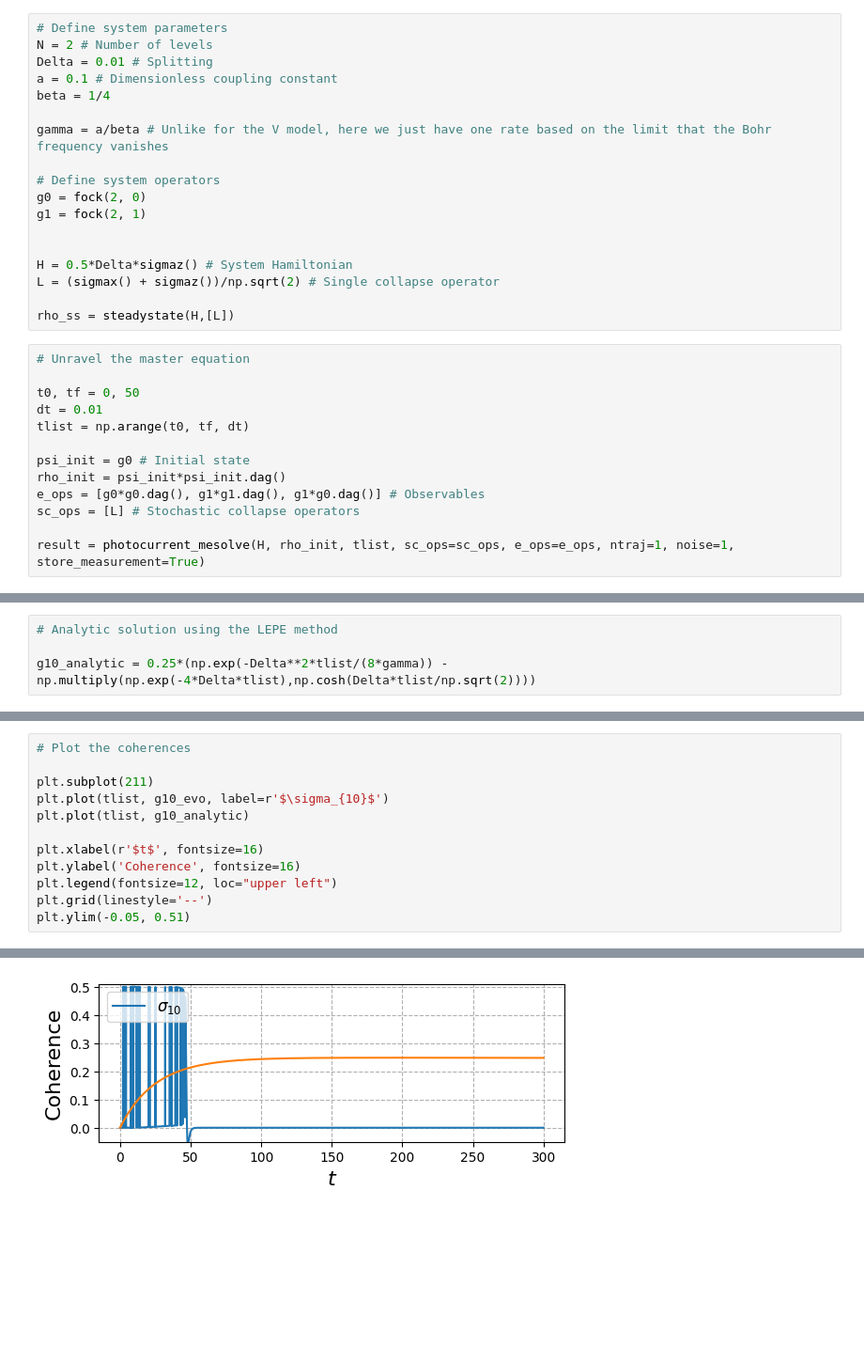
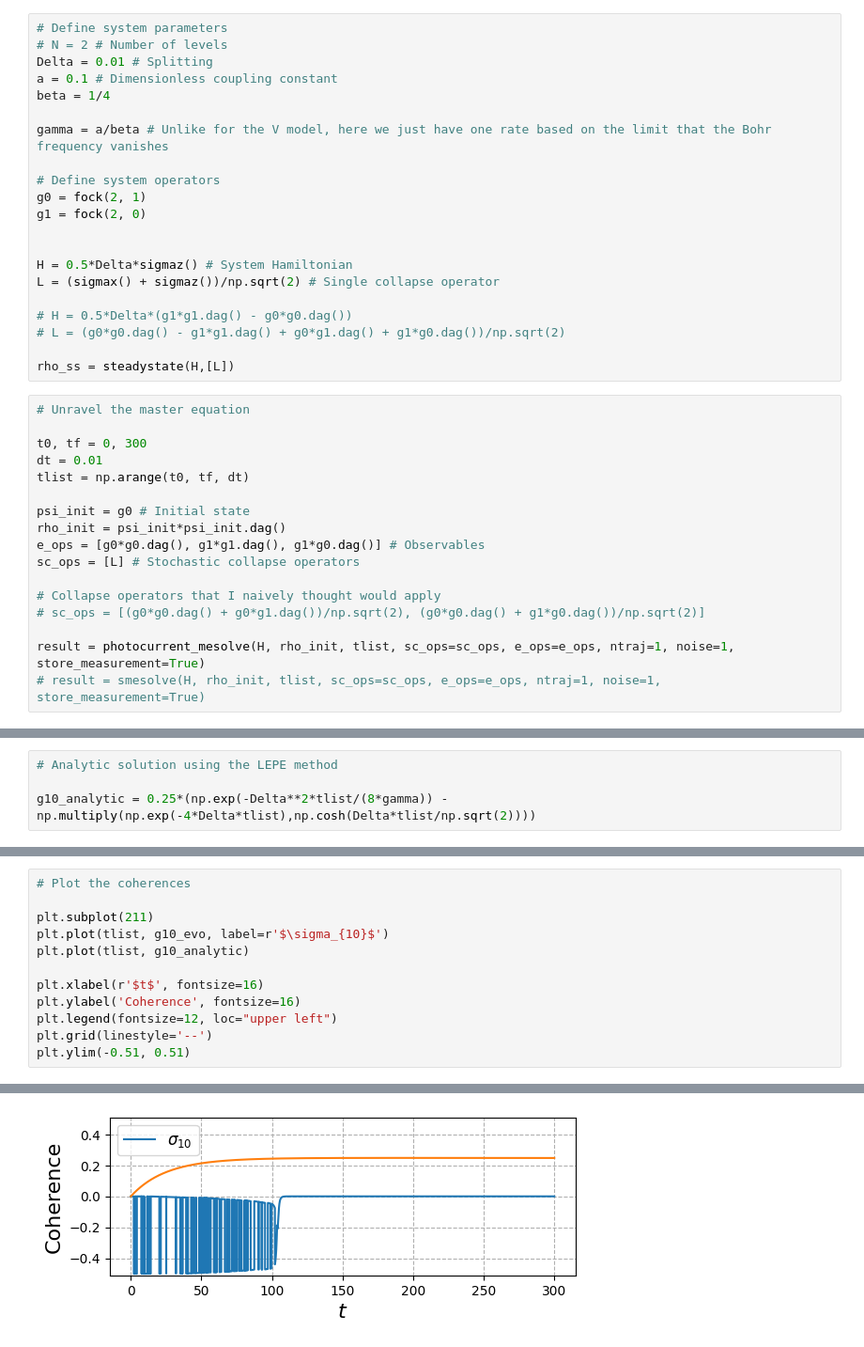
Before and after one commit to mikeal888/The_V_model, a Jupyter notebook: two_ls.ipynb, the cells around one changed output, grey strips where cells are left out. Shown: that part at 94% size. Cells and saved outputs as stored; diff of their text form; blank space fills up the shorter version.

```diff
--- a/two_ls.ipynb
+++ b/two_ls.ipynb
@@ -17,7 +17,7 @@ import matplotlib.pyplot as plt
 from _utils import *
 # %%
 # Define system parameters
-N = 2 # Number of levels
+# N = 2 # Number of levels
 Delta = 0.01 # Splitting
 a = 0.1 # Dimensionless coupling constant
 beta = 1/4
@@ -25,18 +25,21 @@ beta = 1/4
 gamma = a/beta # Unlike for the V model, here we just have one rate based on the limit that the Bohr frequency vanishes
 
 # Define system operators
-g0 = fock(2, 0)
-g1 = fock(2, 1)
+g0 = fock(2, 1)
+g1 = fock(2, 0)
 
 
 H = 0.5*Delta*sigmaz() # System Hamiltonian
 L = (sigmax() + sigmaz())/np.sqrt(2) # Single collapse operator
 
+# H = 0.5*Delta*(g1*g1.dag() - g0*g0.dag())
+# L = (g0*g0.dag() - g1*g1.dag() + g0*g1.dag() + g1*g0.dag())/np.sqrt(2)
+
 rho_ss = steadystate(H,[L])
 # %%
 # Unravel the master equation
 
-t0, tf = 0, 50
+t0, tf = 0, 300
 dt = 0.01
 tlist = np.arange(t0, tf, dt)
 
@@ -45,5 +48,9 @@ rho_init = psi_init*psi_init.dag()
 e_ops = [g0*g0.dag(), g1*g1.dag(), g1*g0.dag()] # Observables
 sc_ops = [L] # Stochastic collapse operators
 
+# Collapse operators that I naively thought would apply
+# sc_ops = [(g0*g0.dag() + g0*g1.dag())/np.sqrt(2), (g0*g0.dag() + g1*g0.dag())/np.sqrt(2)]
+
 result = photocurrent_mesolve(H, rho_init, tlist, sc_ops=sc_ops, e_ops=e_ops, ntraj=1, noise=1, store_measurement=True)
+# result = smesolve(H, rho_init, tlist, sc_ops=sc_ops, e_ops=e_ops, ntraj=1, noise=1, store_measurement=True)
 # %% [output]
@@ -83,5 +90,5 @@ plt.xlabel(r'$t$', fontsize=16)
 plt.ylabel('Coherence', fontsize=16)
 plt.legend(fontsize=12, loc="upper left")
 plt.grid(linestyle='--')
-plt.ylim(-0.05, 0.51)
+plt.ylim(-0.51, 0.51)
 # %% [output]
@@ -89 +96 @@ plt.ylim(-0.05, 0.51)
-[figure, old version]
+[figure, new version]
```
Also changed, not shown: parts of 3 cells of this notebook.
